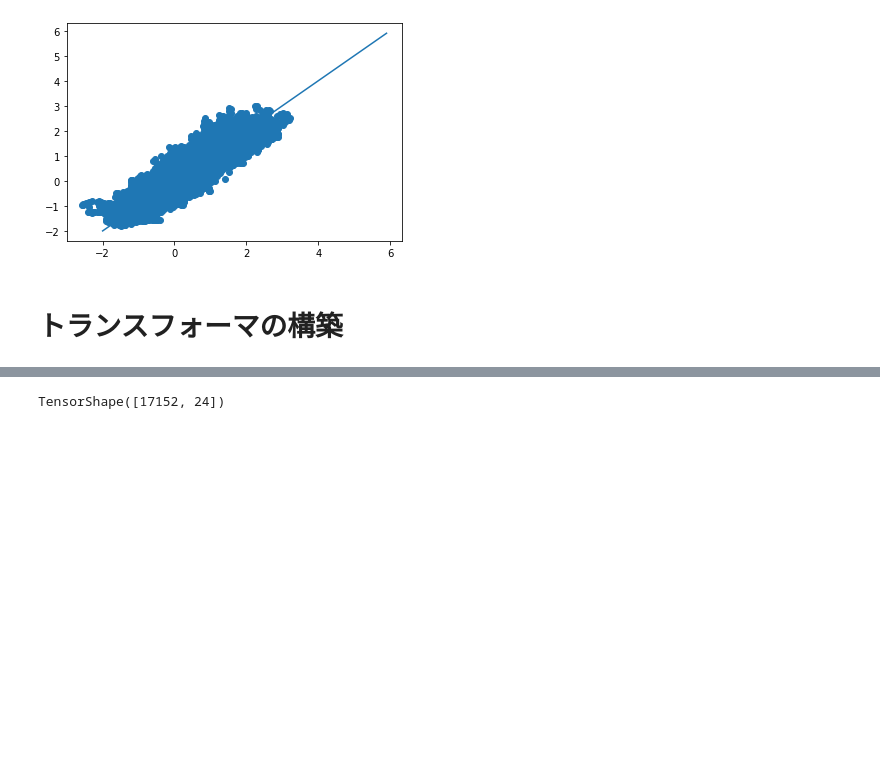
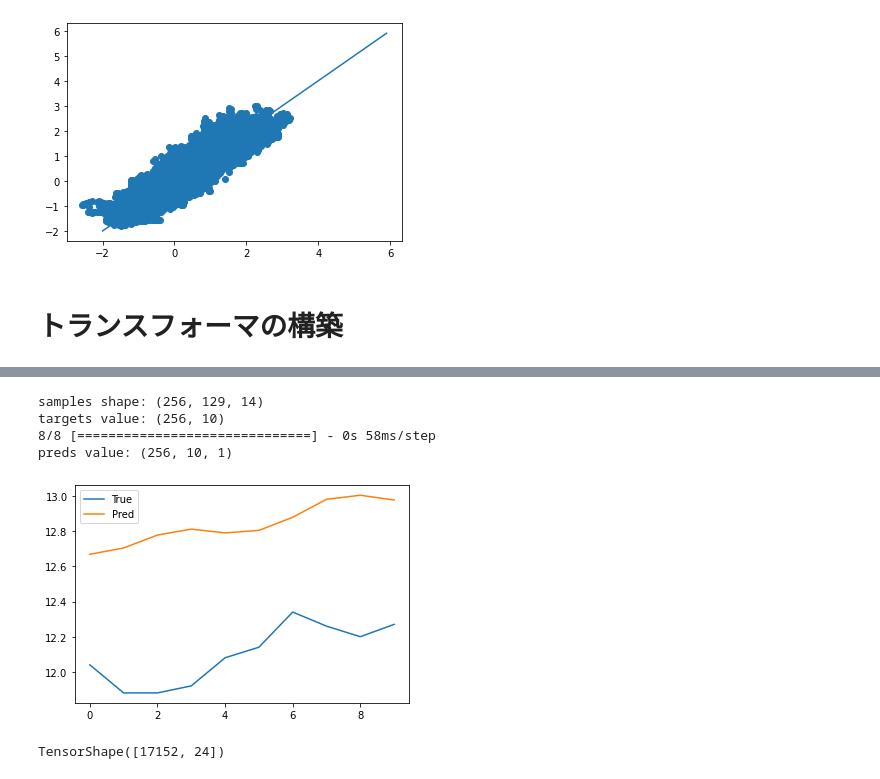
Before and after one commit to mlengineer19989/transformer_practice, a Jupyter notebook: transformer_time_series2.ipynb, the cells around one changed output, grey strips where cells are left out. Cells and saved outputs as stored; diff of their text form; code cells hidden in the pictures; blank space fills up the shorter version.

```diff
--- a/transformer_time_series2.ipynb
+++ b/transformer_time_series2.ipynb
@@ -259,6 +317,8 @@ plt.plot(x, y)
 [figure]
 # %% [markdown]
 # トランスフォーマの構築
+# %%
+dmodel = 28
 # %%
 from tensorflow.keras import optimizers
 from tensorflow.keras.callbacks import LearningRateScheduler
@@ -357,11 +406,11 @@ _________________________________________________________________
 #callbackを使って最も性能の良いモデルを保存
 callbacks = [
     lr_decay
-    , keras.callbacks.ModelCheckpoint("jena_dense.keras", save_best_only=True)
+    #, keras.callbacks.ModelCheckpoint("jena_dense.keras", save_best_only=True)
 ]
 #history=model.fit(input, y_train, batch_size=batch_size, epochs=10, validation_data=val_data, callbacks=callbacks,verbose=2)
 history=model.fit(train_dataset, batch_size=batch_size, epochs=10, validation_data=val_dataset, callbacks=callbacks,verbose=2)
-model = keras.models.load_model("jena_dense.keras",
-                                custom_objects={"EncoderWithMultiHeadAttentionBaseTimeSeriesForecastModel":EncoderWithMultiHeadAttentionBaseTimeSeriesForecastModel})
+# model = keras.models.load_model("jena_dense.keras",
+#                                 custom_objects={"EncoderWithMultiHeadAttentionBaseTimeSeriesForecastModel":EncoderWithMultiHeadAttentionBaseTimeSeriesForecastModel})
 # %% [output]
 Epoch 1/10
@@ -409,3 +455,22 @@ False (32, 120, 14)
+# %%
+for samples, targets in test_dataset:
+    print("samples shape:", samples.shape)
+    print("targets value:", targets.shape)
+    targets_pred = model.predict(samples)
+    print("preds value:", targets_pred.shape)
+
+    plt.figure()
+    plt.plot(targets[0], label="True")
+    plt.plot(targets_pred[0,:,0], label="Pred")
+    plt.legend()
+    plt.show()
+    break
+# %% [output]
+samples shape: (256, 129, 14)
+targets value: (256, 10)
+8/8 [==============================] - 0s 58ms/step
+preds value: (256, 10, 1)
+[figure, added]
 # %%
 y_test.shape
 # %% [output]
```
Also changed, not shown: parts of 14 cells of this notebook.
